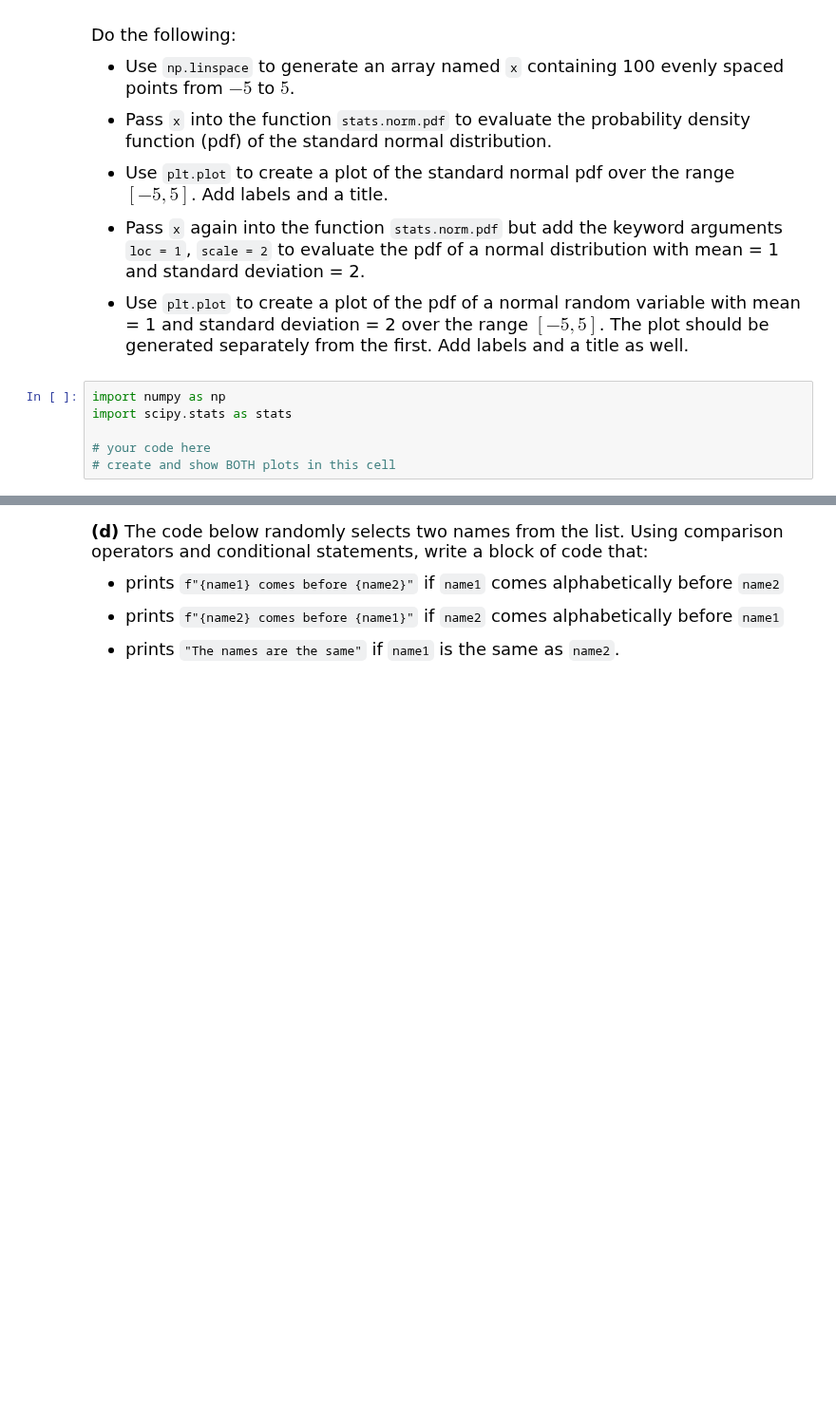
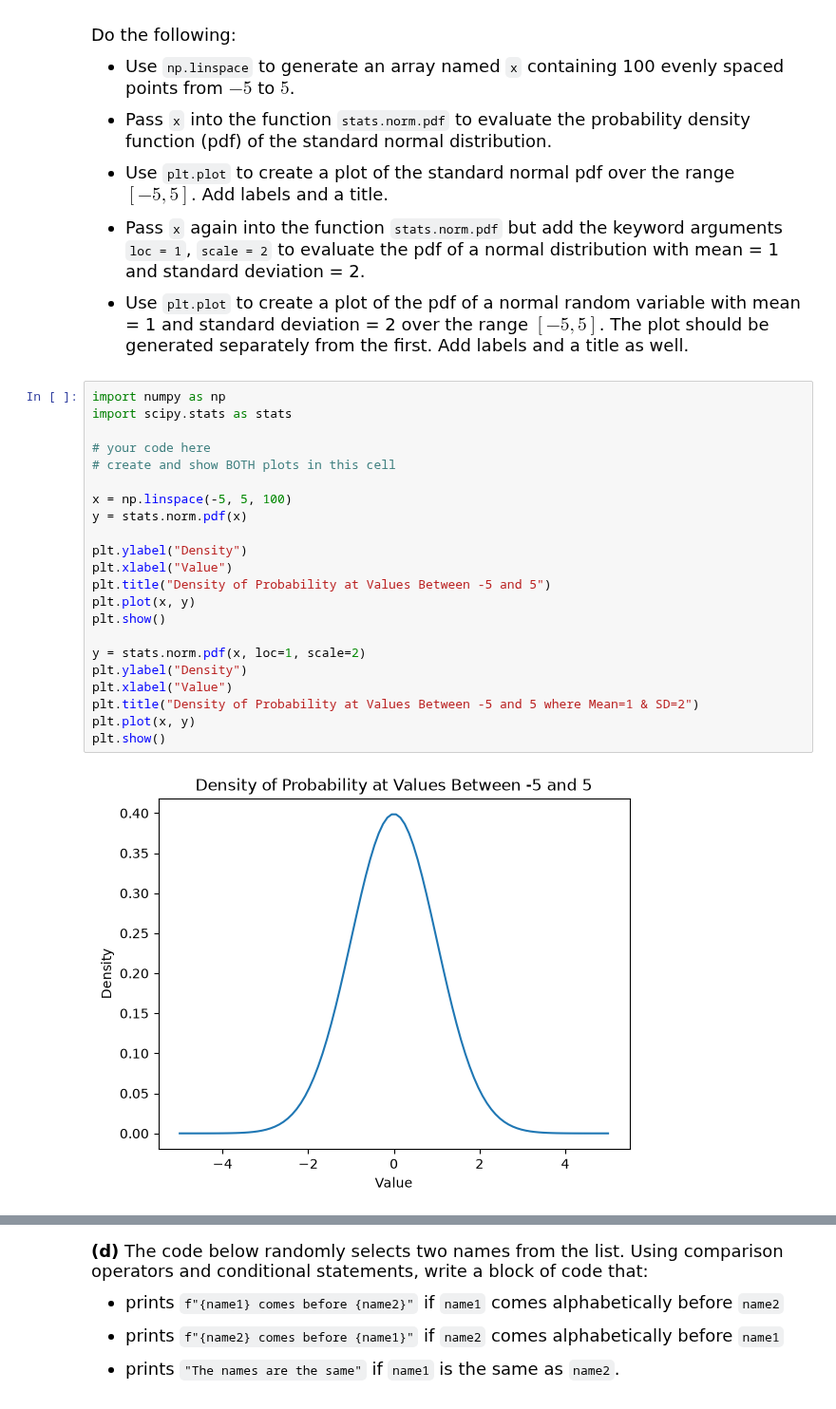
Before and after one commit to naomilai/datasci185fall2026, a Jupyter notebook: _assignments/assignment_3/Assignment3-v2.ipynb, the cells around one changed output, grey strips where cells are left out. Shown at 95% size. Saved outputs shown, nothing was run; the diff lists cells and outputs as text; blank space fills up the shorter version.

```diff
--- a/_assignments/assignment_3/Assignment3-v2.ipynb
+++ b/_assignments/assignment_3/Assignment3-v2.ipynb
@@ -64,6 +89,24 @@ Do the following:
 # %%
 import numpy as np
 import scipy.stats as stats
 
 # your code here
 # create and show BOTH plots in this cell
+
+x = np.linspace(-5, 5, 100)
+y = stats.norm.pdf(x)
+
+plt.ylabel("Density")
+plt.xlabel("Value")
+plt.title("Density of Probability at Values Between -5 and 5")
+plt.plot(x, y)
+plt.show()
+
+y = stats.norm.pdf(x, loc=1, scale=2)
+plt.ylabel("Density")
+plt.xlabel("Value")
+plt.title("Density of Probability at Values Between -5 and 5 where Mean=1 & SD=2")
+plt.plot(x, y)
+plt.show()
+# %% [output]
+[figure, added]
```
Also changed, not shown: parts of 5 cells of this notebook.
